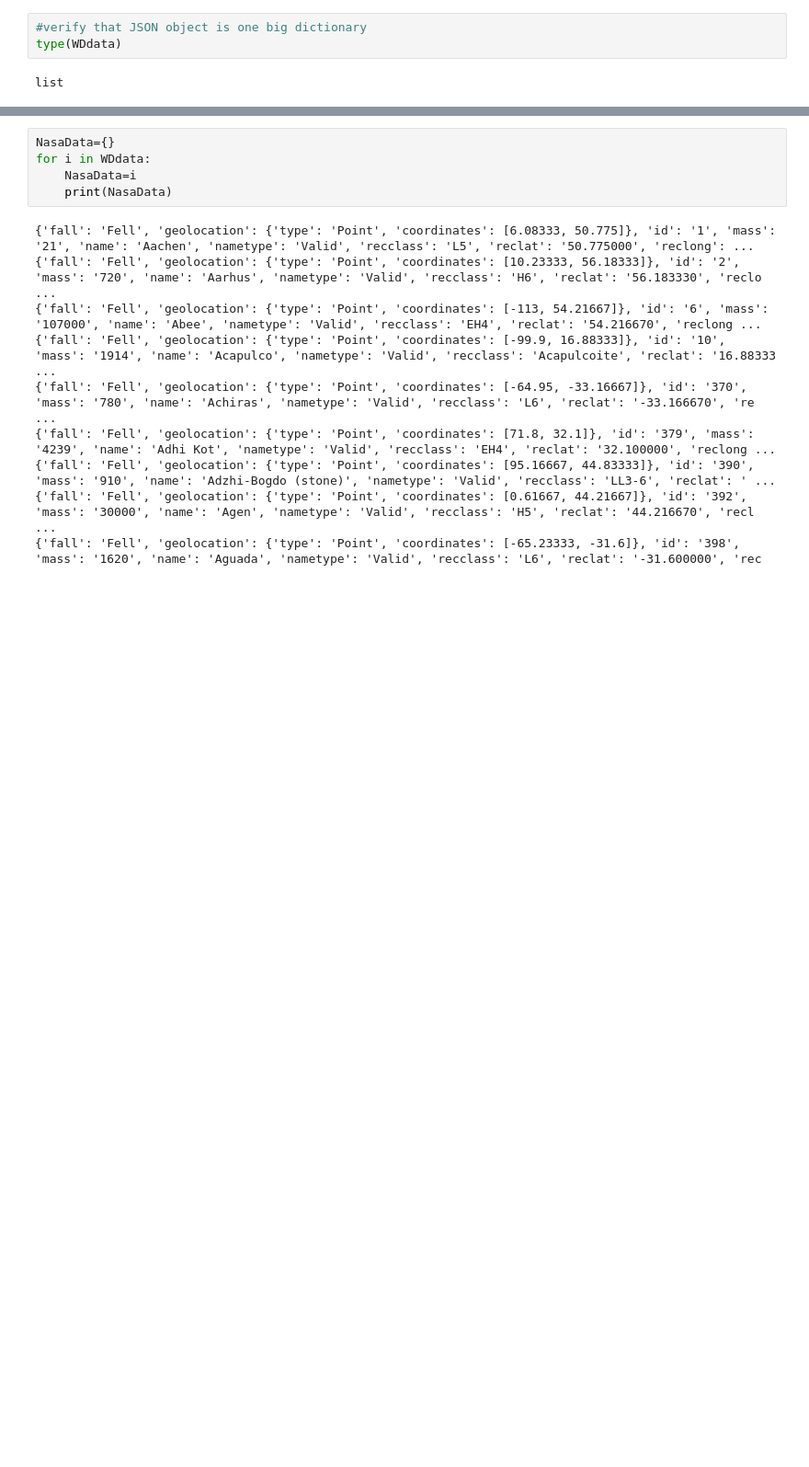
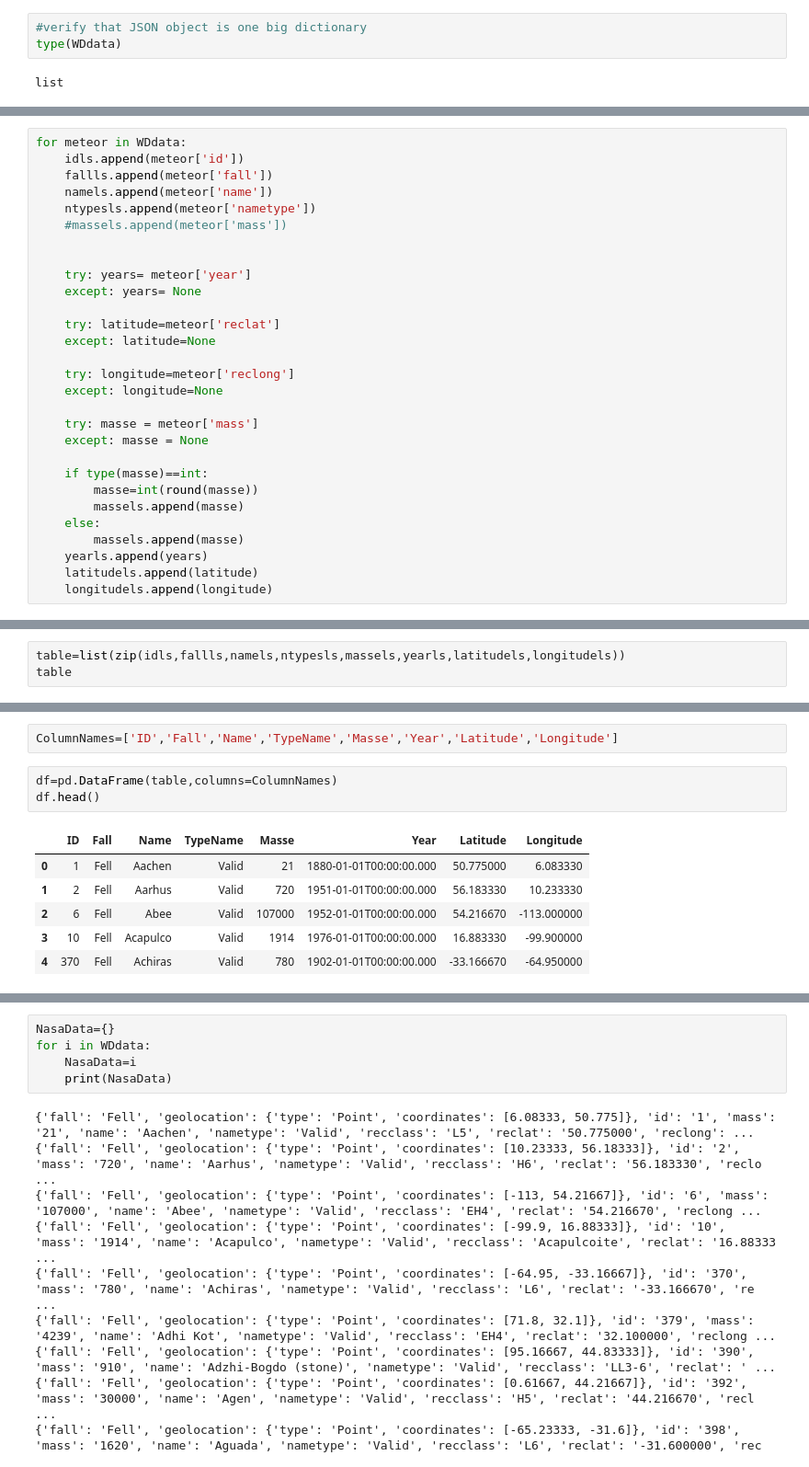
Before and after one commit to MikeRe200/AdavancedDataAnalytics, a Jupyter notebook: NasaData.ipynb, the cells around one changed output, grey strips where cells are left out. Shown at 92% size. Drawn from its saved outputs; the diff is of its cells as text; blank space fills up the shorter version.

```diff
--- a/NasaData.ipynb
+++ b/NasaData.ipynb
@@ -83,0 +108,29 @@ print(json.dumps(WDdata,indent=4))
+# %%
+for meteor in WDdata:
+    idls.append(meteor['id'])
+    fallls.append(meteor['fall'])
+    namels.append(meteor['name'])
+    ntypesls.append(meteor['nametype'])
+    #massels.append(meteor['mass'])
+
+
+    try: years= meteor['year']
+    except: years= None
+
+    try: latitude=meteor['reclat']
+    except: latitude=None
+
+    try: longitude=meteor['reclong']
+    except: longitude=None
+
+    try: masse = meteor['mass']
+    except: masse = None
+
+    if type(masse)==int:
+        masse=int(round(masse))
+        massels.append(masse)
+    else:
+        massels.append(masse)
+    yearls.append(years)
+    latitudels.append(latitude)
+    longitudels.append(longitude)
@@ -83,0 +165,3 @@ print(json.dumps(WDdata,indent=4))
+# %%
+table=list(zip(idls,fallls,namels,ntypesls,massels,yearls,latitudels,longitudels))
+table
@@ -83,0 +186,12 @@ print(json.dumps(WDdata,indent=4))
+# %%
+ColumnNames=['ID','Fall','Name','TypeName','Masse','Year','Latitude','Longitude']
+# %%
+df=pd.DataFrame(table,columns=ColumnNames)
+df.head()
+# %% [output]
+|  | ID | Fall | Name | TypeName | Masse | Year | Latitude | Longitude |
+| 0 | 1 | Fell | Aachen | Valid | 21 | 1880-01-01T00:00:00.000 | 50.775000 | 6.083330 |
+| 1 | 2 | Fell | Aarhus | Valid | 720 | 1951-01-01T00:00:00.000 | 56.183330 | 10.233330 |
+| 2 | 6 | Fell | Abee | Valid | 107000 | 1952-01-01T00:00:00.000 | 54.216670 | -113.000000 |
+| 3 | 10 | Fell | Acapulco | Valid | 1914 | 1976-01-01T00:00:00.000 | 16.883330 | -99.900000 |
+| 4 | 370 | Fell | Achiras | Valid | 780 | 1902-01-01T00:00:00.000 | -33.166670 | -64.950000 |
```
Also changed, not shown: parts of 15 cells of this notebook.
